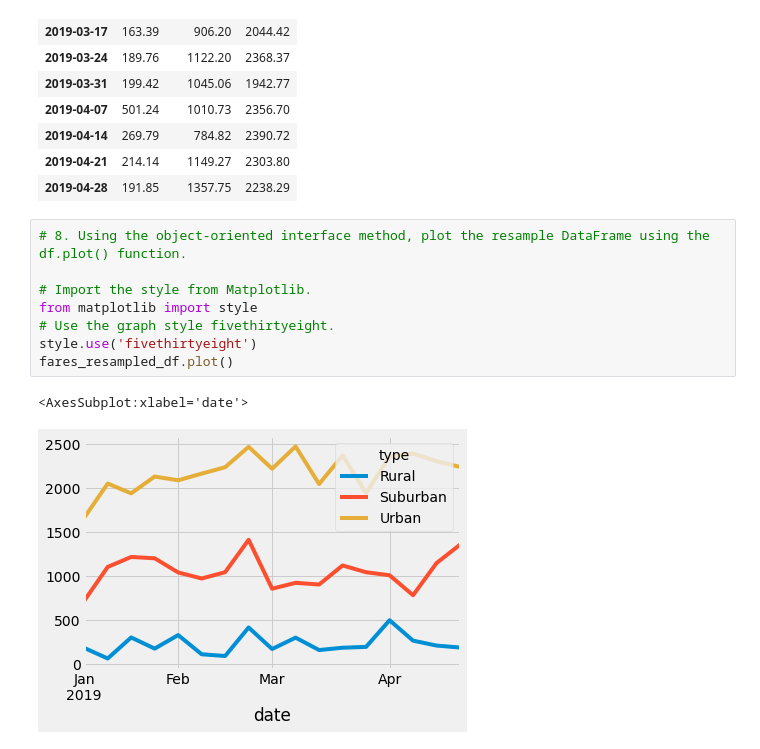
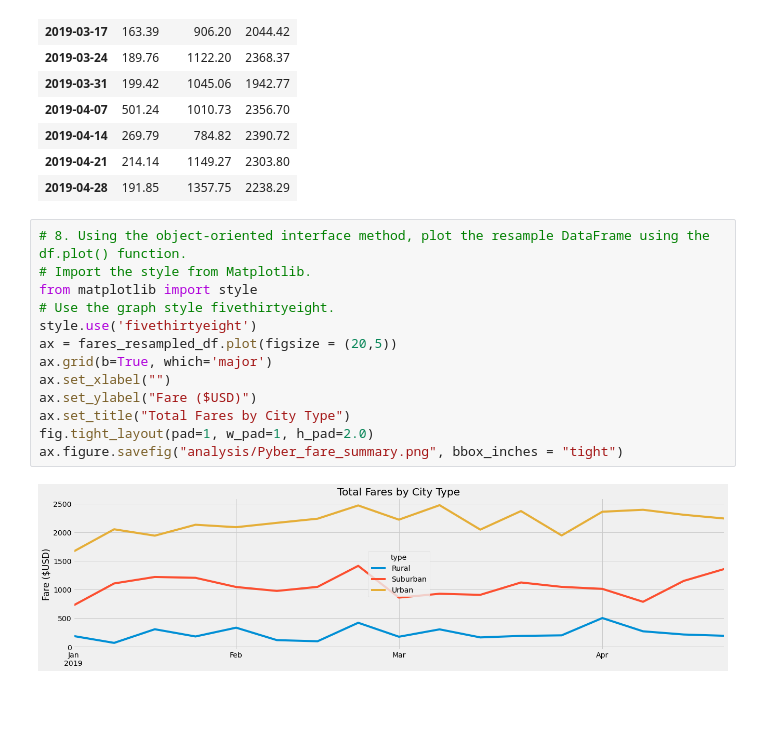
Before and after one commit to linb960/PyBer_Analysis, a Jupyter notebook: PyBer_Challenge.ipynb, the cells around one changed output. Saved outputs shown, nothing was run; the diff lists cells and outputs as text; blank space fills up the shorter version.

Commit message:
Pyber_Challenge deliverable 2 completed

```diff
--- a/PyBer_Challenge.ipynb
+++ b/PyBer_Challenge.ipynb
@@ -209,12 +188,16 @@ fares_resampled_df
 | 2019-04-28 | 191.85 | 1357.75 | 2238.29 |
 # %%
 # 8. Using the object-oriented interface method, plot the resample DataFrame using the df.plot() function.
-
 # Import the style from Matplotlib.
 from matplotlib import style
 # Use the graph style fivethirtyeight.
 style.use('fivethirtyeight')
-fares_resampled_df.plot()
+ax = fares_resampled_df.plot(figsize = (20,5))
+ax.grid(b=True, which='major')
+ax.set_xlabel("")
+ax.set_ylabel("Fare ($USD)")
+ax.set_title("Total Fares by City Type")
+fig.tight_layout(pad=1, w_pad=1, h_pad=2.0)
+ax.figure.savefig("analysis/Pyber_fare_summary.png", bbox_inches = "tight")
 # %% [output]
-<AxesSubplot:xlabel='date'>
-[figure, old version]
+[figure, new version]
```
Also changed, not shown: parts of 2 cells of this notebook, 1 other file.
